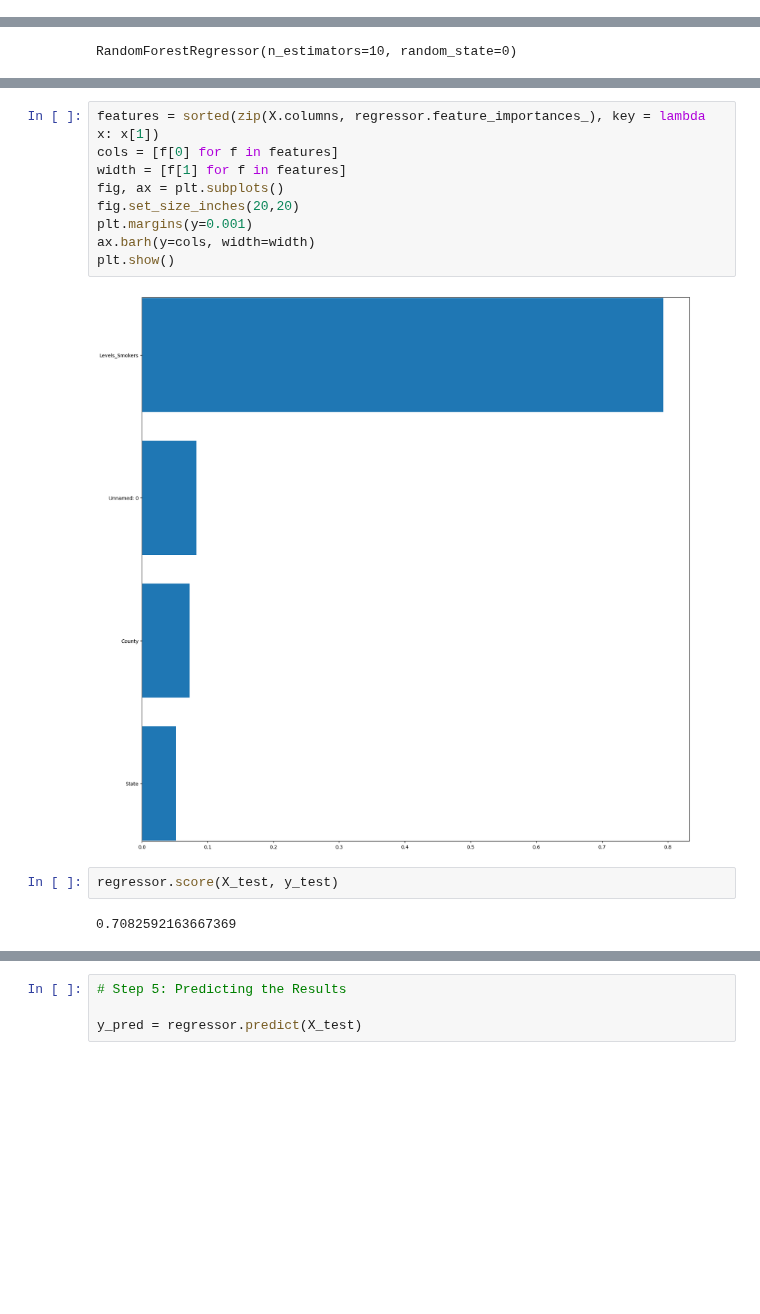
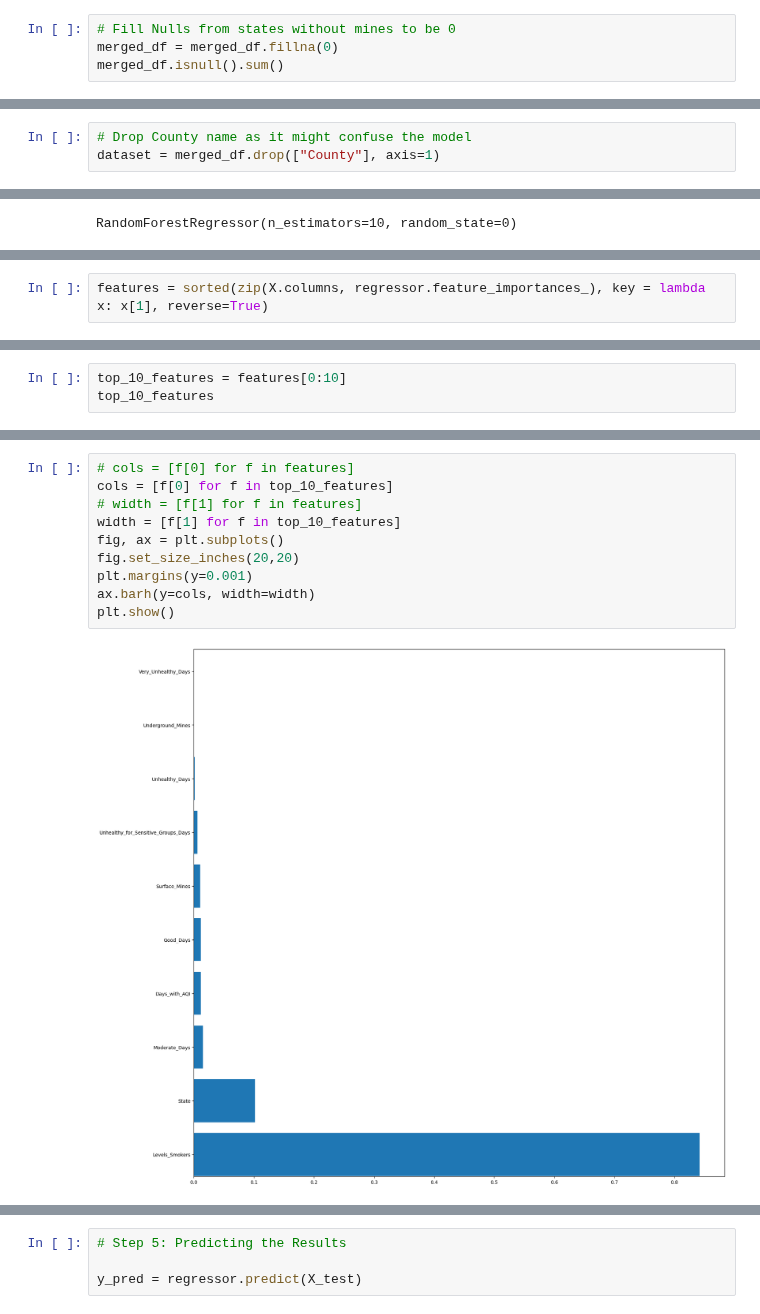
Before and after one commit to AvatarJoshi/copd_project, a Jupyter notebook: Machine_Learning/Random_Forest_Regression-Complex.ipynb, the cells around one changed output, grey strips where cells are left out. Drawn from its saved outputs; the diff is of its cells as text; blank space fills up the shorter version.

```diff
--- a/Machine_Learning/Random_Forest_Regression-Complex.ipynb
+++ b/Machine_Learning/Random_Forest_Regression-Complex.ipynb
@@ -38,0 +152,4 @@ dataset.drop(["Unnamed: 0","County"], axis = 1)
+# %%
+# Fill Nulls from states without mines to be 0
+merged_df = merged_df.fillna(0)
+merged_df.isnull().sum()
@@ -39,3 +169,6 @@ dataset.drop(["Unnamed: 0","County"], axis = 1)
+# %%
+# Drop County name as it might confuse the model
+dataset = merged_df.drop(["County"], axis=1)
 # %%
 # dataset['Total_Population']= dataset['Total_Population'].astype(float)
 # %%
@@ -112,0 +249,2 @@ array([0.08262257, 0.05144574, 0.07248798, 0.79344372])
+# %%
+features = sorted(zip(X.columns, regressor.feature_importances_), key = lambda x: x[1], reverse=True)
@@ -112,0 +272,3 @@ array([0.08262257, 0.05144574, 0.07248798, 0.79344372])
+# %%
+top_10_features = features[0:10]
+top_10_features
@@ -113,15 +286,12 @@ array([0.08262257, 0.05144574, 0.07248798, 0.79344372])
 # %%
-features = sorted(zip(X.columns, regressor.feature_importances_), key = lambda x: x[1])
-cols = [f[0] for f in features]
-width = [f[1] for f in features]
+# cols = [f[0] for f in features]
+cols = [f[0] for f in top_10_features]
+# width = [f[1] for f in features]
+width = [f[1] for f in top_10_features]
 fig, ax = plt.subplots()
 fig.set_size_inches(20,20)
 plt.margins(y=0.001)
 ax.barh(y=cols, width=width)
 plt.show()
 # %% [output]
-[figure, old version]
+[figure, new version]
-# %%
-regressor.score(X_test, y_test)
-# %% [output]
-0.7082592163667369
```
Also changed, not shown: parts of 27 cells of this notebook, 11 other files.
